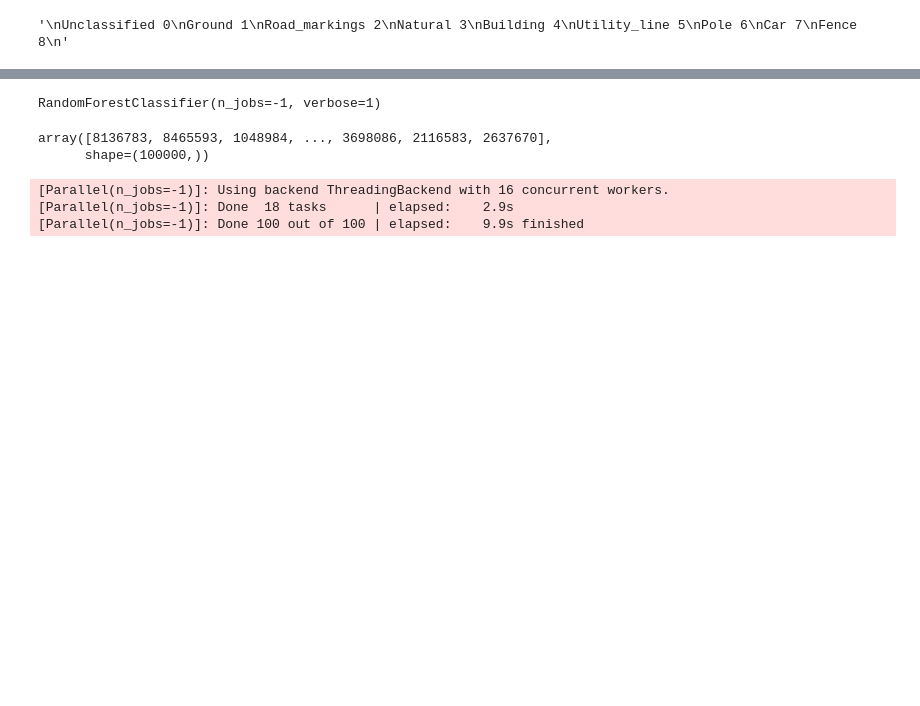
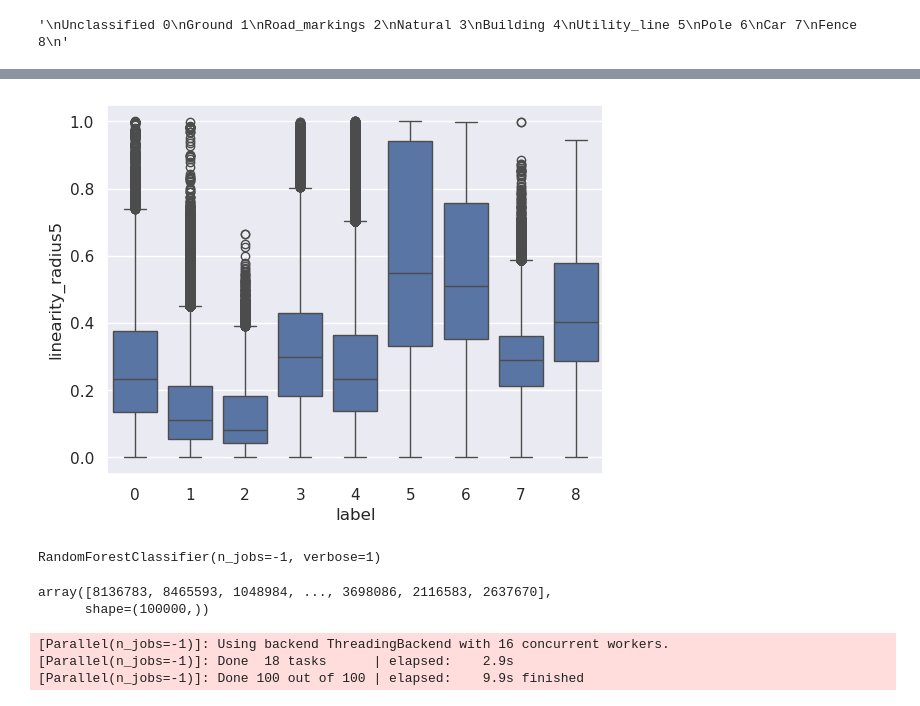
Before and after one commit to fibo11235/TrumanDS, a Jupyter notebook: Capstone/RF/RF_trial.ipynb, the cells around one changed output, grey strips where cells are left out. Cells and saved outputs as stored; diff of their text form; code cells hidden in the pictures; blank space fills up the shorter version.

```diff
--- a/Capstone/RF/RF_trial.ipynb
+++ b/Capstone/RF/RF_trial.ipynb
@@ -100,12 +129,14 @@ allCols = cols1 + cols2
 # %%
-allCols = ['X', 'Y','Z'] + allCols + ['label']
+allCols = ['X', 'Y','Z'] + ff + ['label']
 # %%
-allAtrs = np.hstack((xyz,features,features2, cls.reshape(-1, 1)))
+allAtrs = np.hstack((xyz,das, cls.reshape(-1, 1)))
 # %%
 total_dataframe = pd.DataFrame(allAtrs, columns=allCols)
 total_dataframe["label"] = total_dataframe["label"].astype(int)
-total_dataframe["count_radius1"] = total_dataframe["count_radius1"].astype(int)
-total_dataframe["count_radius2"] = total_dataframe["count_radius2"].astype(int)
+for i in range(1, len(fileList) + 1):
+    total_dataframe[f"""count_radius{i}"""] = total_dataframe[f"""count_radius{i}"""].astype(int)
+# total_dataframe["count_radius1"] = total_dataframe["count_radius1"].astype(int)
+# total_dataframe["count_radius2"] = total_dataframe["count_radius2"].astype(int)
 
 # total_dataframe["labelName"] = total_dataframe["label"].apply(labelPoints)
 # %%
@@ -157,0 +187,2 @@ array([0, 0, 0, ..., 0, 0, 0], shape=(347037,))
+# %%
+ss = total_dataframe.sample(frac = 0.1, random_state = 123)
@@ -158,3 +205,8 @@ array([0, 0, 0, ..., 0, 0, 0], shape=(347037,))
+# %%
+sns.boxplot(ss, x = "label", y = "linearity_radius5")
+plt.show()
+# %% [output]
+[figure, added]
 # %%
 rf = RandomForestClassifier(verbose=1, n_jobs=-1)
 # %%
```
Also changed, not shown: parts of 14 cells of this notebook, 10 other files.
